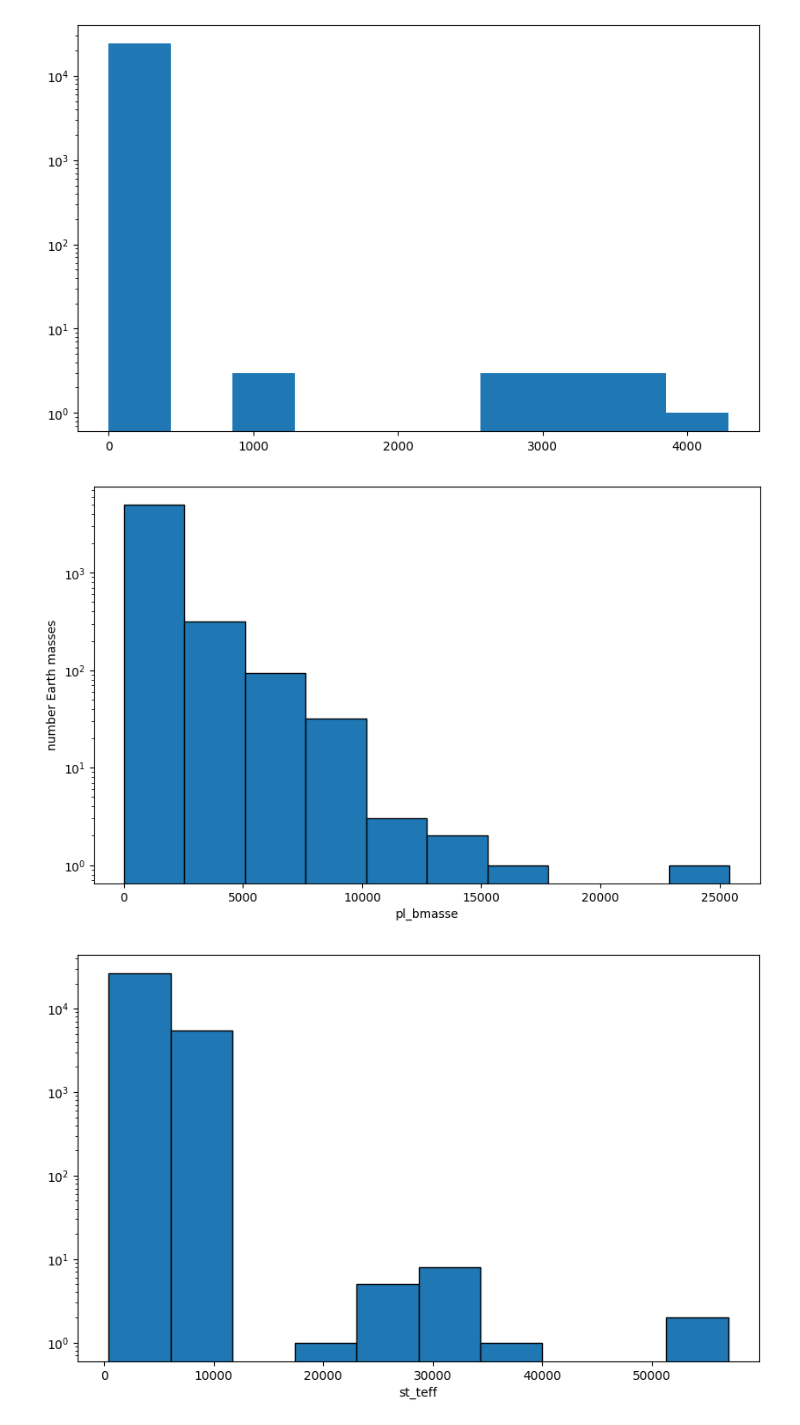
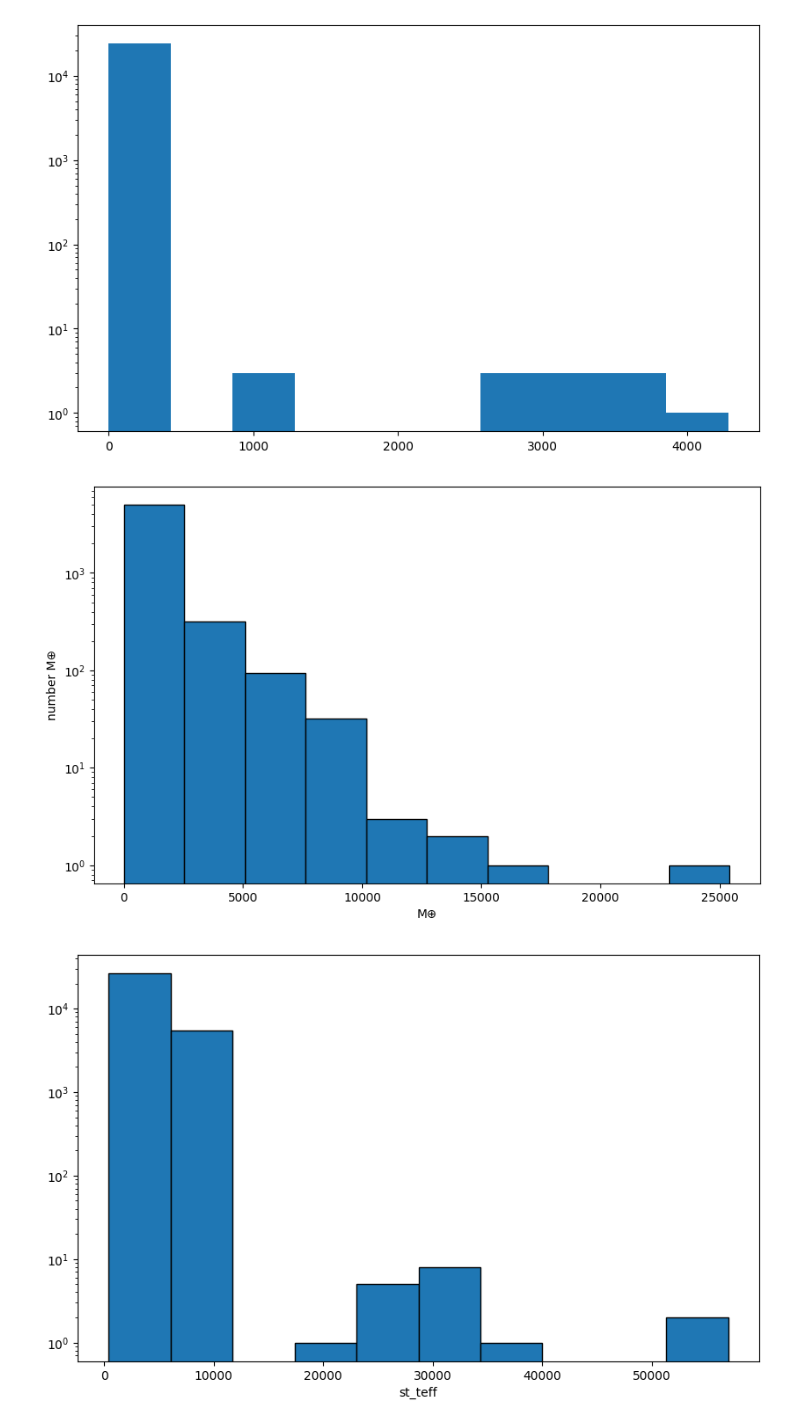
Before and after one commit to EliseMcHallam/Classifying-Exoplanet-Subclasses-with-ML, a Jupyter notebook: Classification_notebook.ipynb, the cells around one changed output. Cells and saved outputs as stored; diff of their text form; code cells hidden in the pictures.

```diff
--- a/Classification_notebook.ipynb
+++ b/Classification_notebook.ipynb
@@ -208,14 +208,14 @@ plt.hist(data_cleaned['pl_rade'])
 # %%
 import matplotlib.pyplot as plt
 #y axis in number of exoplanets
 plt.figure(figsize=(10,6))
 plt.yscale('log')
 plt.hist(data_cleaned['pl_bmasse'], edgecolor = 'black')
-plt.xlabel('pl_bmasse')
-plt.ylabel('number Earth masses')
+plt.xlabel('M⊕')
+plt.ylabel('number M⊕')
 plt.show()
 # %% [output]
-[figure, old version]
+[figure, new version]
 # %%
 plt.figure(figsize=(10,6))
 plt.yscale('log')
```
Also changed, not shown: parts of 7 cells of this notebook.
